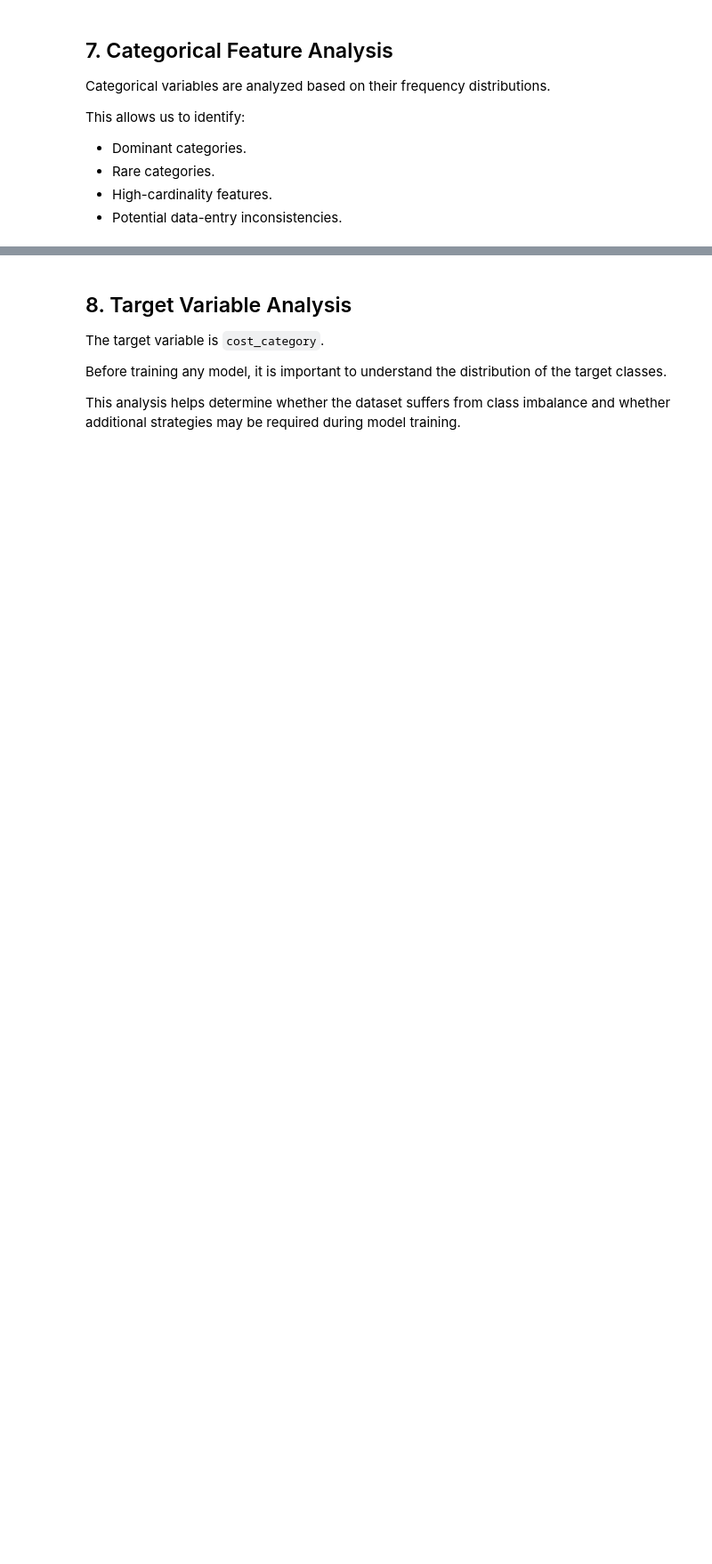
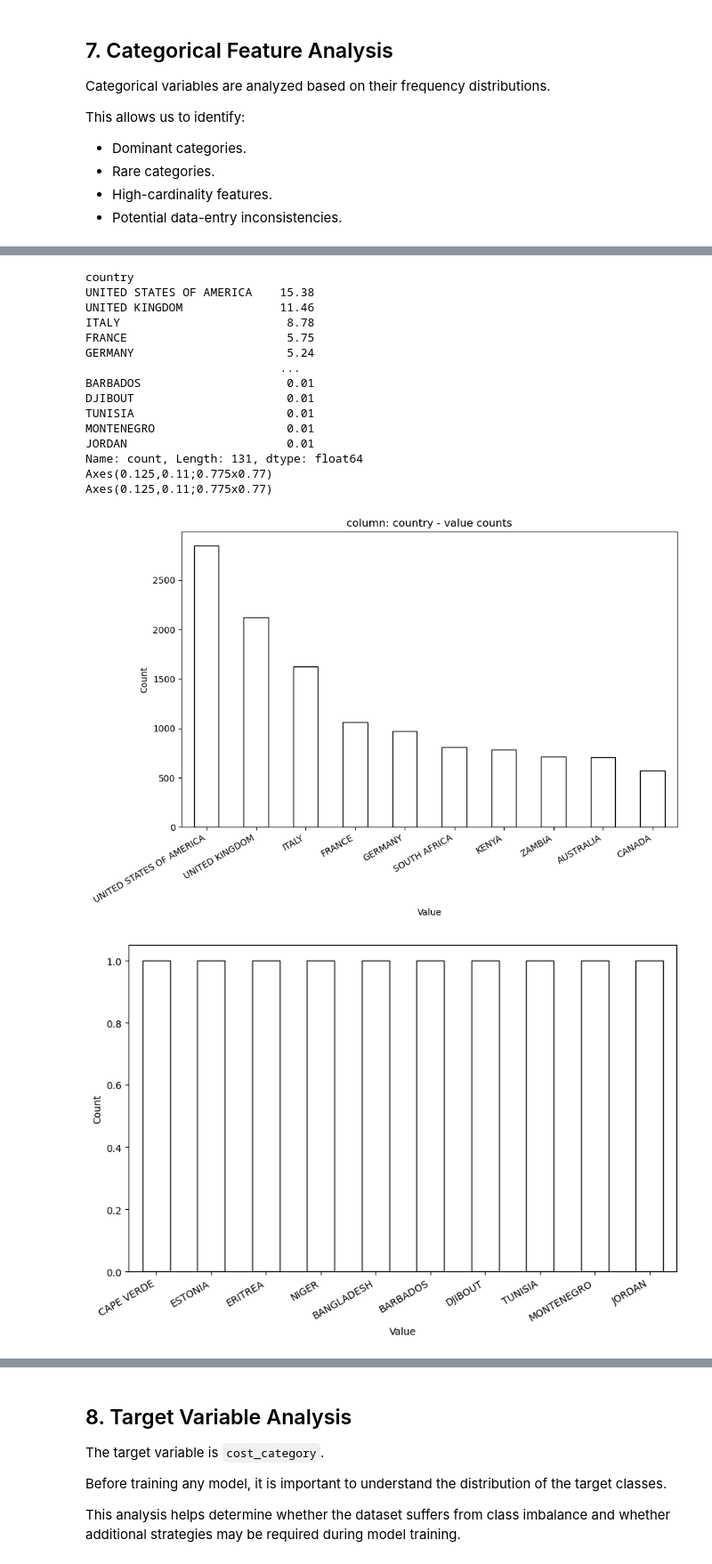
Before and after one commit to kareem0088/tanzania-tourism-classification, a Jupyter notebook: notebooks/01_statistical_eda.ipynb, the cells around one changed output, grey strips where cells are left out. Shown at 89% size. Saved outputs shown, nothing was run; the diff lists cells and outputs as text; code cells hidden in the pictures; blank space fills up the shorter version.

Commit message:
in 01_statistical_eda.ipynb i have done :
## 7. Categorical Feature Analysis
## 8. Target Variable Analysis

```diff
--- a/notebooks/01_statistical_eda.ipynb
+++ b/notebooks/01_statistical_eda.ipynb
@@ -283,0 +312,47 @@ This allows us to identify:
+# %%
+def value_per(df, column):
+    total_count = df[column].count()
+    value_counts = df[column].value_counts()
+    percentage = value_counts / total_count * 100
+    print (percentage.round(2))
+
+for col in CATEGORICAL_COLS:
+    print(f'')
+    value_per(df, col)
+
+    plt.figure(figsize=(10,6))
+    plt.title(f'column: {col} - value counts')
+
+    if col == 'country':
+        print(df[col].value_counts().head(10).plot(kind='bar', color='white', edgecolor='black'))
+        plt.xticks(rotation=30, ha='right')
+        plt.xlabel('Value')
+        plt.ylabel('Count')
+
+        plt.figure(figsize=(10,6))
+        print(df[col].value_counts().tail(10).plot(kind='bar', color='white', edgecolor='black'))
+
+    else:
+        df[col].value_counts().plot(kind='bar', color='white', edgecolor='black')
+    plt.xticks(rotation=30, ha='right')
+    plt.xlabel('Value')
+    plt.ylabel('Count')
+    plt.show()
+# %% [output]
+country
+UNITED STATES OF AMERICA    15.38
+UNITED KINGDOM              11.46
+ITALY                        8.78
+FRANCE                       5.75
+GERMANY                      5.24
+                            ...
+BARBADOS                     0.01
+DJIBOUT                      0.01
+TUNISIA                      0.01
+MONTENEGRO                   0.01
+JORDAN                       0.01
+Name: count, Length: 131, dtype: float64
+Axes(0.125,0.11;0.775x0.77)
+Axes(0.125,0.11;0.775x0.77)
+[figure, added]
+[figure, added]
```
Also changed, not shown: parts of 5 cells of this notebook, 1 other file.
